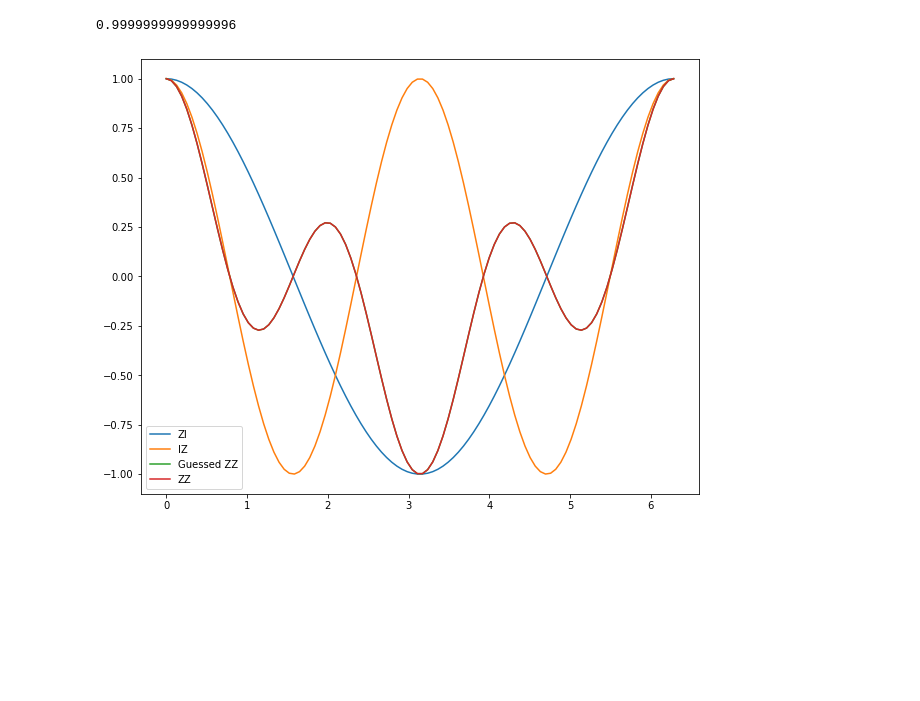
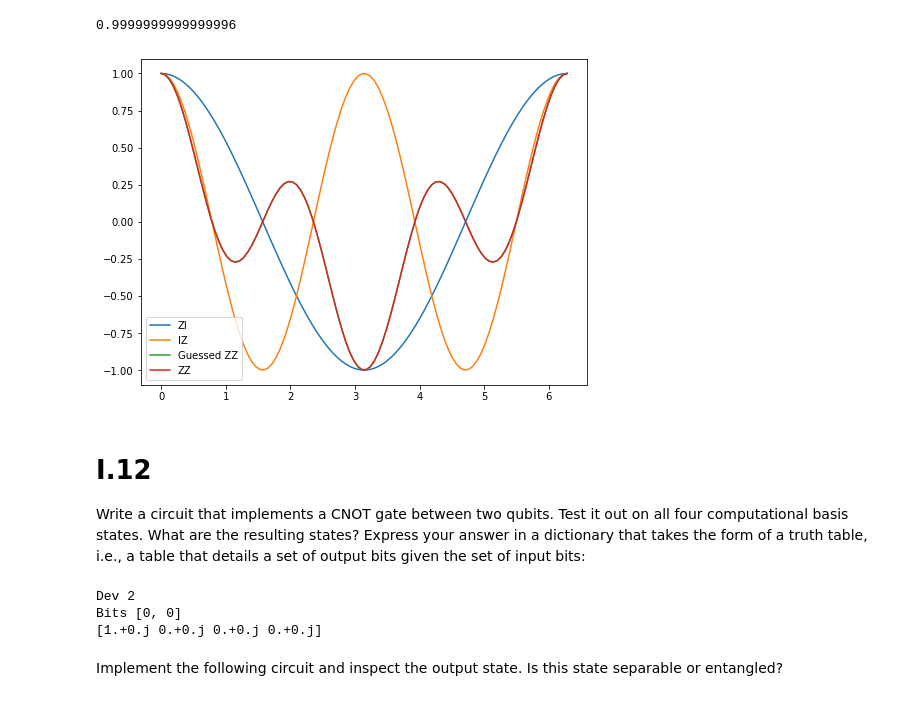
Before and after one commit to Baylor-AI/mt_QC_JO, a Jupyter notebook: Quantum Computing/Quantum.ipynb, the cells around one changed output. Drawn from its saved outputs; the diff is of its cells as text; code cells hidden in the pictures; blank space fills up the shorter version.

Commit message:
I.12
Entanglement and CNOT gate

```diff
--- a/Quantum Computing/Quantum.ipynb
+++ b/Quantum Computing/Quantum.ipynb
@@ -1188,32 +1191,85 @@ def zi_iz_combination(ZI_results, IZ_results):
     combined_results = np.zeros(len(ZI_results))
 
     ##################
     # YOUR CODE HERE #
     ##################
 
     return ZI_results * IZ_results
 
 
 theta = np.linspace(0, 2 * np.pi, 100)
 
 # Run circuit 1, and process the results
 circuit_1_results = np.array([circuit_1(t) for t in theta])
 
 ZI_results = circuit_1_results[:, 0]
 IZ_results = circuit_1_results[:, 1]
 combined_results = zi_iz_combination(ZI_results, IZ_results)
 
 # Run circuit 2
 ZZ_results = np.array([circuit_2(t) for t in theta])
 
 # Plot your results
 #plot = plotter(theta, ZI_results, IZ_results, ZZ_results, combined_results)
-plt.figure(figsize = (10,8))
+plt.figure(figsize = (8,6))
 plt.plot(theta,ZI_results,label = "ZI")
 plt.plot(theta,IZ_results,label = "IZ")
 plt.plot(theta,ZZ_results,label = "Guessed ZZ")
 plt.plot(theta,combined_results,label = "ZZ")
 plt.legend()
 plt.show()
 # %% [output]
-[figure, old version]
+[figure, new version]
+# %% [markdown]
+# I.12
+Write a circuit that implements a CNOT gate between two qubits. Test it out on all four computational basis states. What are the resulting states? Express your answer in a dictionary that takes the form of a truth table, i.e., a table that details a set of output bits given the set of input bits:
+# %%
+dev = qml.device('default.qubit', wires=2)
+
+@qml.qnode(dev)
+def apply_cnot(basis_id):
+    """Apply a CNOT to |basis_id>.
+
+    Args:
+        basis_id (int): An integer value identifying the basis state to construct.
+
+    Returns:
+        array[complex]: The resulting state after applying CNOT|basis_id>.
+    """
+
+    # Prepare the basis state |basis_id>
+    bits = [int(x) for x in np.binary_repr(basis_id, width=dev.num_wires)]
+    print("Dev",dev.num_wires)
+    print("Bits",bits)
+    qml.BasisStatePreparation(bits, wires=[0, 1])
+
+    ##################
+    # YOUR CODE HERE #
+    ##################
+
+    # APPLY THE CNOT
+    qml.CNOT(wires = [0,1])
+    return qml.state()
+
+
+##################
+# YOUR CODE HERE #
+##################
+
+# REPLACE THE BIT STRINGS VALUES BELOW WITH THE CORRECT ONES
+cnot_truth_table = {
+    "00" : "00",
+    "01" : "01",
+    "10" : "11",
+    "11" : "10"
+}
+
+
+# Run your QNode with various inputs to help fill in your truth table
+print(apply_cnot(0))
+# %% [output]
+Dev 2
+Bits [0, 0]
+[1.+0.j 0.+0.j 0.+0.j 0.+0.j]
+# %% [markdown]
+Implement the following circuit and inspect the output state. Is this state separable or entangled?
```
Also changed, not shown: parts of 13 cells of this notebook.
